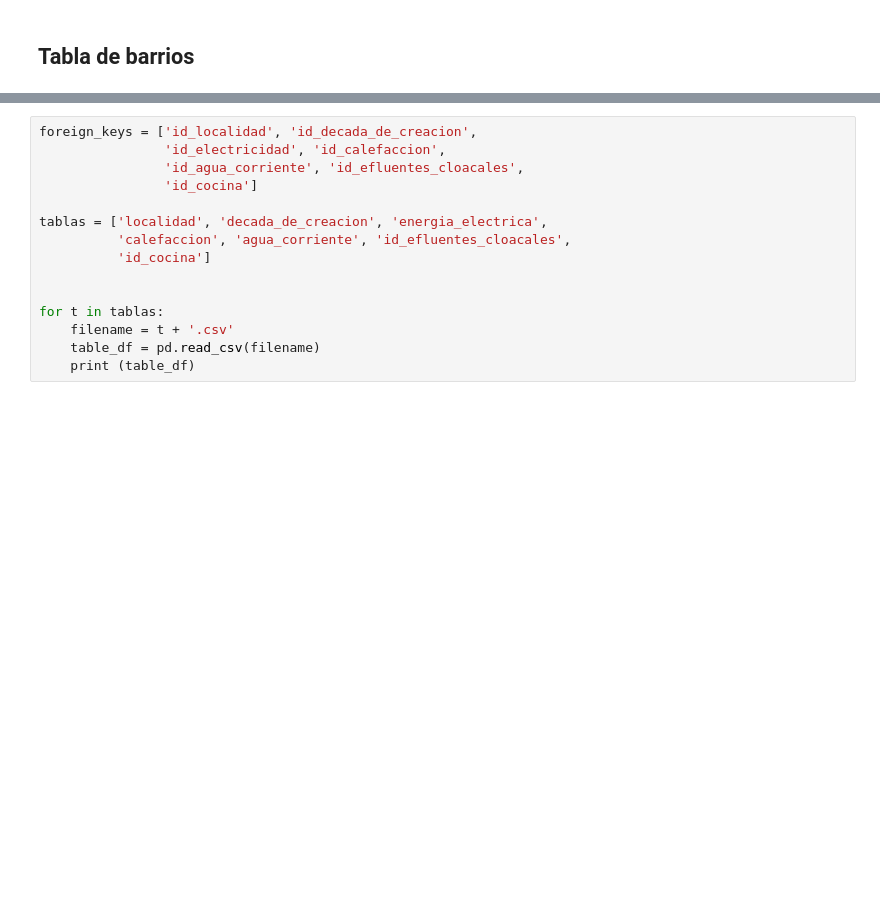
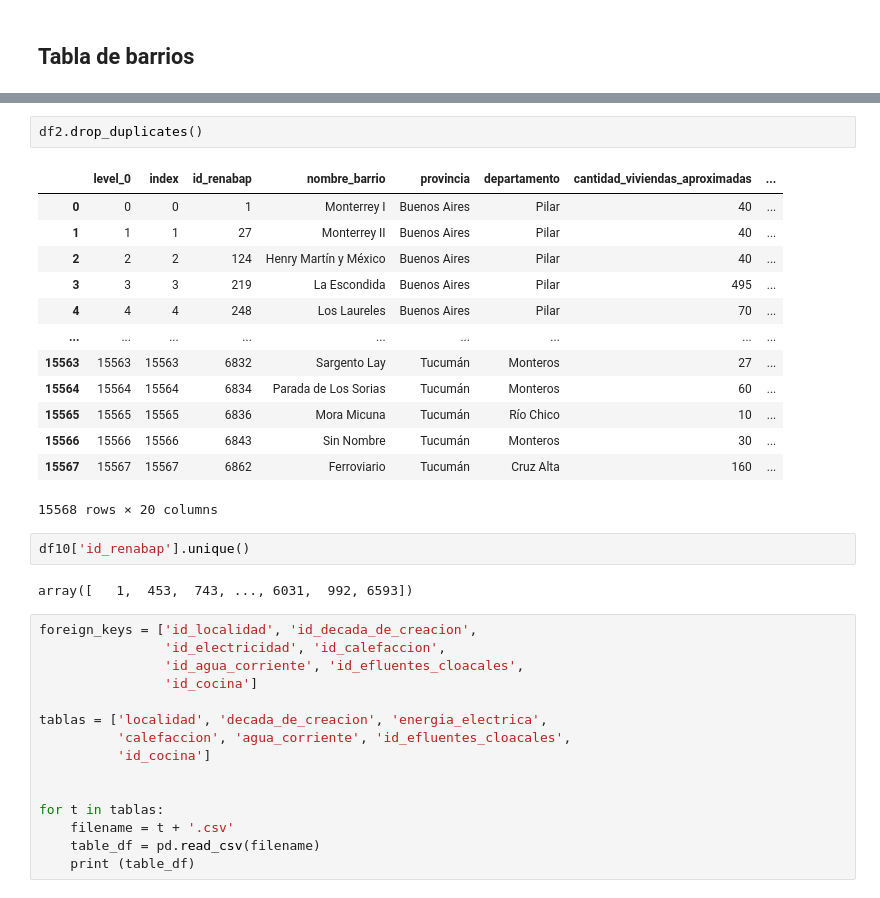
Before and after one commit to hugoaita/barrios-populares-ar, a Jupyter notebook: barrios_populares.ipynb, the cells around one changed output, grey strips where cells are left out. Drawn from its saved outputs; the diff is of its cells as text; blank space fills up the shorter version.

```diff
--- a/barrios_populares.ipynb
+++ b/barrios_populares.ipynb
@@ -286,3 +398,23 @@ df2[['provincia', 'id_provincia']]
+# %%
+df2.drop_duplicates()
+# %% [output]
+|  | level_0 | index | id_renabap | nombre_barrio | provincia | departamento | cantidad_viviendas_aproximadas | ... |
+| 0 | 0 | 0 | 1 | Monterrey I | Buenos Aires | Pilar | 40 | ... |
+| 1 | 1 | 1 | 27 | Monterrey II | Buenos Aires | Pilar | 40 | ... |
+| 2 | 2 | 2 | 124 | Henry Martín y México | Buenos Aires | Pilar | 40 | ... |
+| 3 | 3 | 3 | 219 | La Escondida | Buenos Aires | Pilar | 495 | ... |
+| 4 | 4 | 4 | 248 | Los Laureles | Buenos Aires | Pilar | 70 | ... |
+| ... | ... | ... | ... | ... | ... | ... | ... | ... |
+| 15563 | 15563 | 15563 | 6832 | Sargento Lay | Tucumán | Monteros | 27 | ... |
+| 15564 | 15564 | 15564 | 6834 | Parada de Los Sorias | Tucumán | Monteros | 60 | ... |
+| 15565 | 15565 | 15565 | 6836 | Mora Micuna | Tucumán | Río Chico | 10 | ... |
+| 15566 | 15566 | 15566 | 6843 | Sin Nombre | Tucumán | Monteros | 30 | ... |
+| 15567 | 15567 | 15567 | 6862 | Ferroviario | Tucumán | Cruz Alta | 160 | ... |
+15568 rows × 20 columns
+# %%
+df10['id_renabap'].unique()
+# %% [output]
+array([   1,  453,  743, ..., 6031,  992, 6593])
 # %%
 foreign_keys = ['id_localidad', 'id_decada_de_creacion',
                 'id_electricidad', 'id_calefaccion',
```
Also changed, not shown: parts of 9 cells of this notebook.
